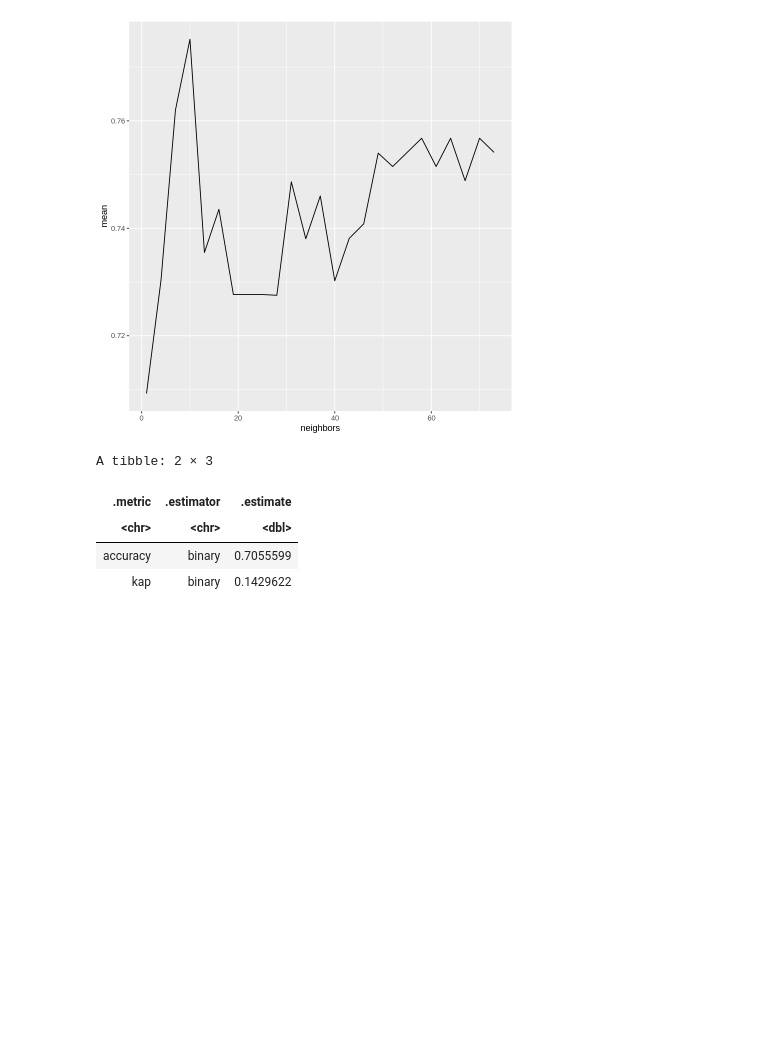
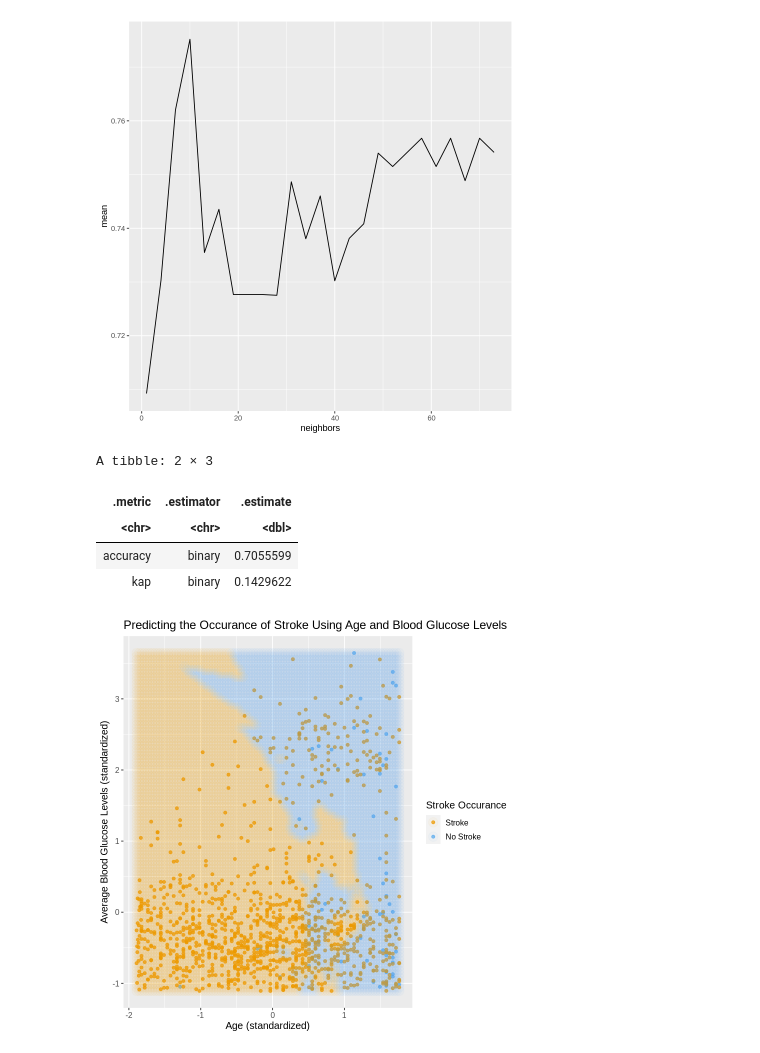
Before and after one commit to Gaelhpalmer/dsci-100-project, a Jupyter notebook: test.ipynb, the cells around one changed output. Drawn from its saved outputs; the diff is of its cells as text; code cells hidden in the pictures; blank space fills up the shorter version.

Commit message:
Added final graph.

```diff
--- a/test.ipynb
+++ b/test.ipynb
@@ -296,3 +319,46 @@ A tibble: 2 × 3
 | <chr> | <chr> | <dbl> |
 | accuracy | binary | 0.7055599 |
 | kap | binary | 0.1429622 |
+# %%
+#In order to visualise the model we have created, we made a scatter plot with the original data points, along with shaded
+#regions indicating which values would be predicted as stroke vs no stroke.
+
+age_grid <- seq(min(stroke_test_standardized$age),
+                max(stroke_test_standardized$age),
+                length.out = 100)
+glu_grid <- seq(min(stroke_test_standardized$avg_glucose_level),
+                max(stroke_test_standardized$avg_glucose_level),
+                length.out = 100)
+asgrid <- as_tibble(expand.grid(age = age_grid,
+                                avg_glucose_level = glu_grid))
+
+knnPredGrid <- predict(knn_fit, asgrid)
+
+prediction_table <- bind_cols(knnPredGrid, asgrid) %>%
+  rename(Class = .pred_class)
+
+
+wkflw_plot <-
+  ggplot() +
+  geom_point(data = stroke_test_standardized,
+             mapping = aes(x = age,
+                           y = avg_glucose_level,
+                           color = stroke),
+             alpha = 0.75) +
+  geom_point(data = prediction_table,
+             mapping = aes(x = age,
+                           y = avg_glucose_level,
+                           color = Class),
+             alpha = 0.04,
+             size = 5) +
+  labs(color = "Stroke Occurance",
+       x = "Age (standardized)",
+       y = "Average Blood Glucose Levels (standardized)") +
+  scale_color_manual(labels = c("Stroke", "No Stroke"),
+                     values = c("orange2", "steelblue2")) +
+  theme(text = element_text(size = 12))+
+    ggtitle("Predicting the Occurance of Stroke Using Age and Blood Glucose Levels")
+
+wkflw_plot
+# %% [output]
+[figure, added]
```
Also changed, not shown: parts of 2 cells of this notebook.
